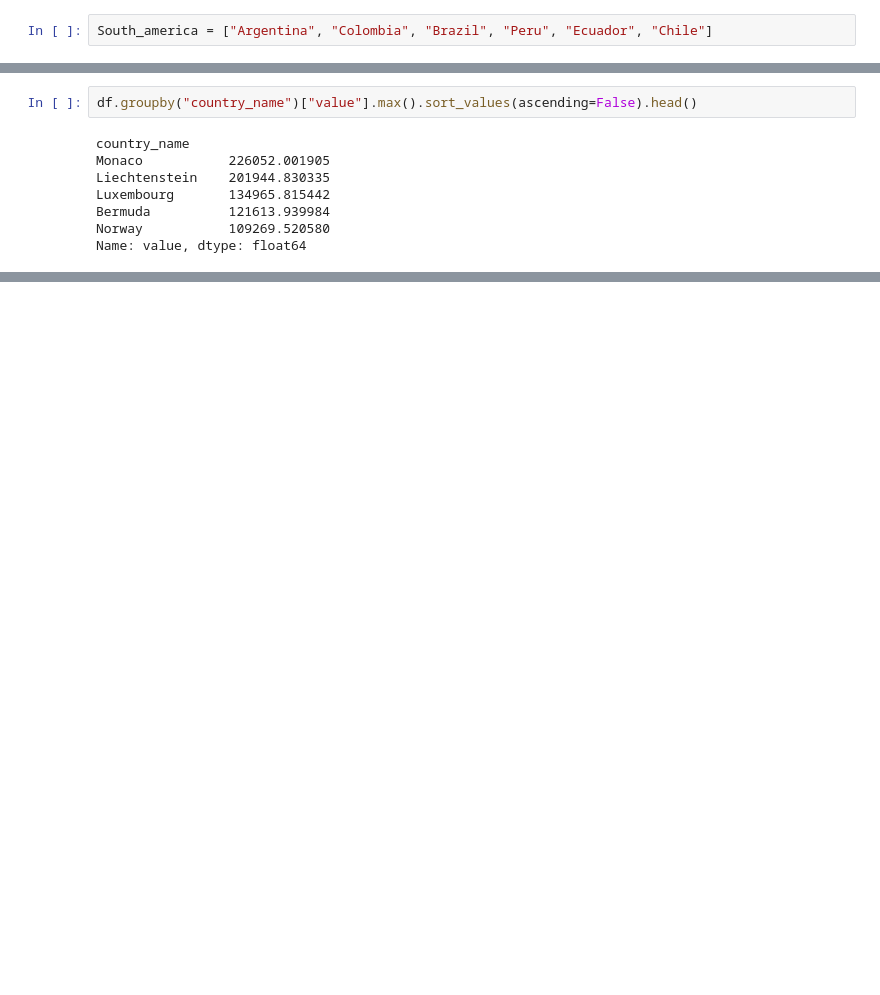
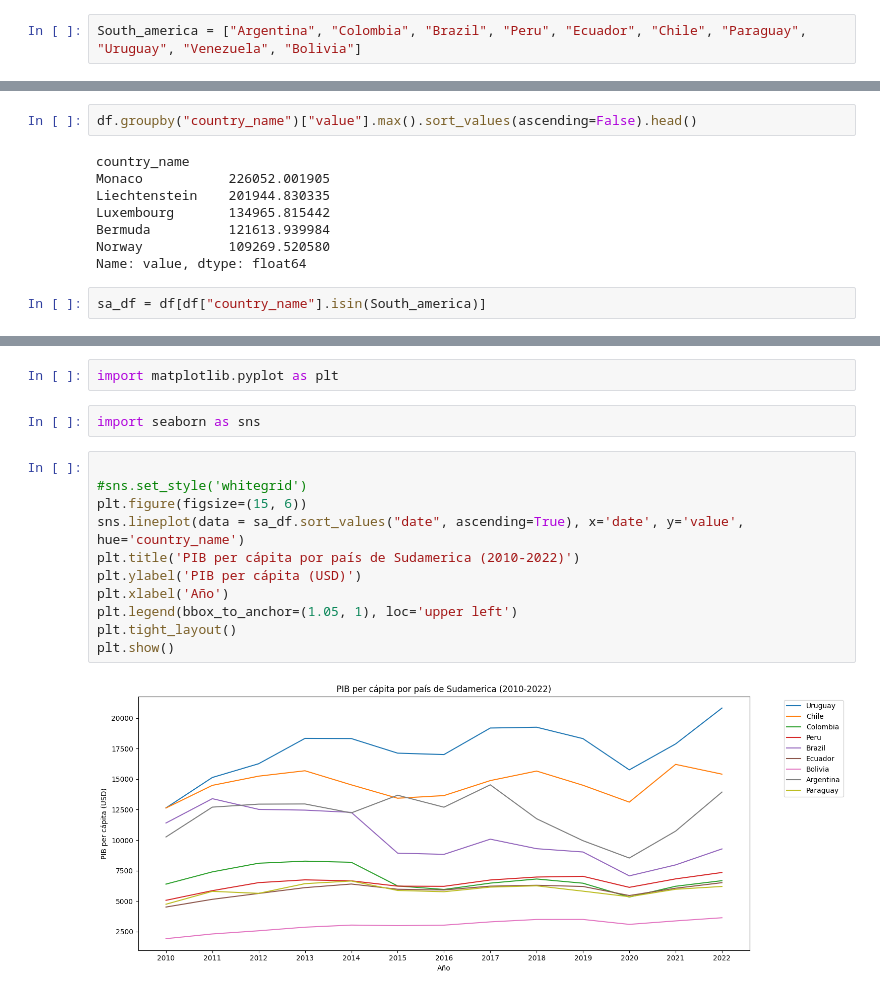
Before and after one commit to zsoffiy/Analisis_de_datos_proyecto1, a Jupyter notebook: Playground.ipynb, the cells around one changed output, grey strips where cells are left out. Saved outputs shown, nothing was run; the diff lists cells and outputs as text; blank space fills up the shorter version.

```diff
--- a/Playground.ipynb
+++ b/Playground.ipynb
@@ -271,7 +259,7 @@ df.sort_values("value", ascending=False).head(7)["country_name"].unique().tolist
 # %% [output]
 ['Monaco', 'Liechtenstein']
 # %%
-South_america = ["Argentina", "Colombia", "Brazil", "Peru", "Ecuador", "Chile"]
+South_america = ["Argentina", "Colombia", "Brazil", "Peru", "Ecuador", "Chile", "Paraguay", "Uruguay", "Venezuela", "Bolivia"]
 # %%
 df[df["country_name"].isin(South_america)].sort_values("value", ascending=False).head()["country_name"].unique().tolist()
 # %% [output]
@@ -286,3 +274,5 @@ Luxembourg       134965.815442
 Bermuda          121613.939984
 Norway           109269.520580
 Name: value, dtype: float64
+# %%
+sa_df = df[df["country_name"].isin(South_america)]
@@ -288,0 +324,17 @@ Name: value, dtype: float64
+# %%
+import matplotlib.pyplot as plt
+# %%
+import seaborn as sns
+# %%
+
+#sns.set_style('whitegrid')
+plt.figure(figsize=(15, 6))
+sns.lineplot(data = sa_df.sort_values("date", ascending=True), x='date', y='value', hue='country_name')
+plt.title('PIB per cápita por país de Sudamerica (2010‑2022)')
+plt.ylabel('PIB per cápita (USD)')
+plt.xlabel('Año')
+plt.legend(bbox_to_anchor=(1.05, 1), loc='upper left')
+plt.tight_layout()
+plt.show()
+# %% [output]
+[figure, added]
```
Also changed, not shown: parts of 8 cells of this notebook.
